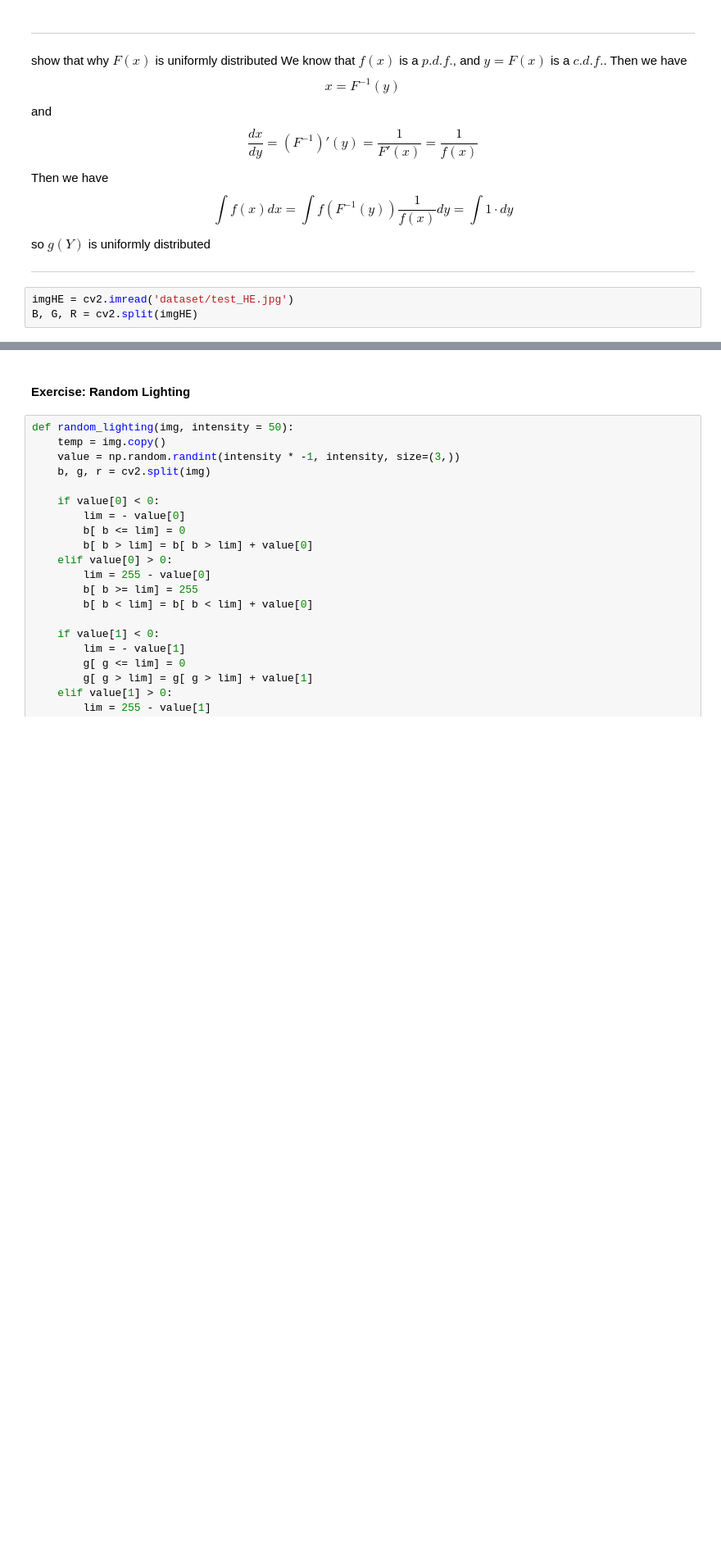
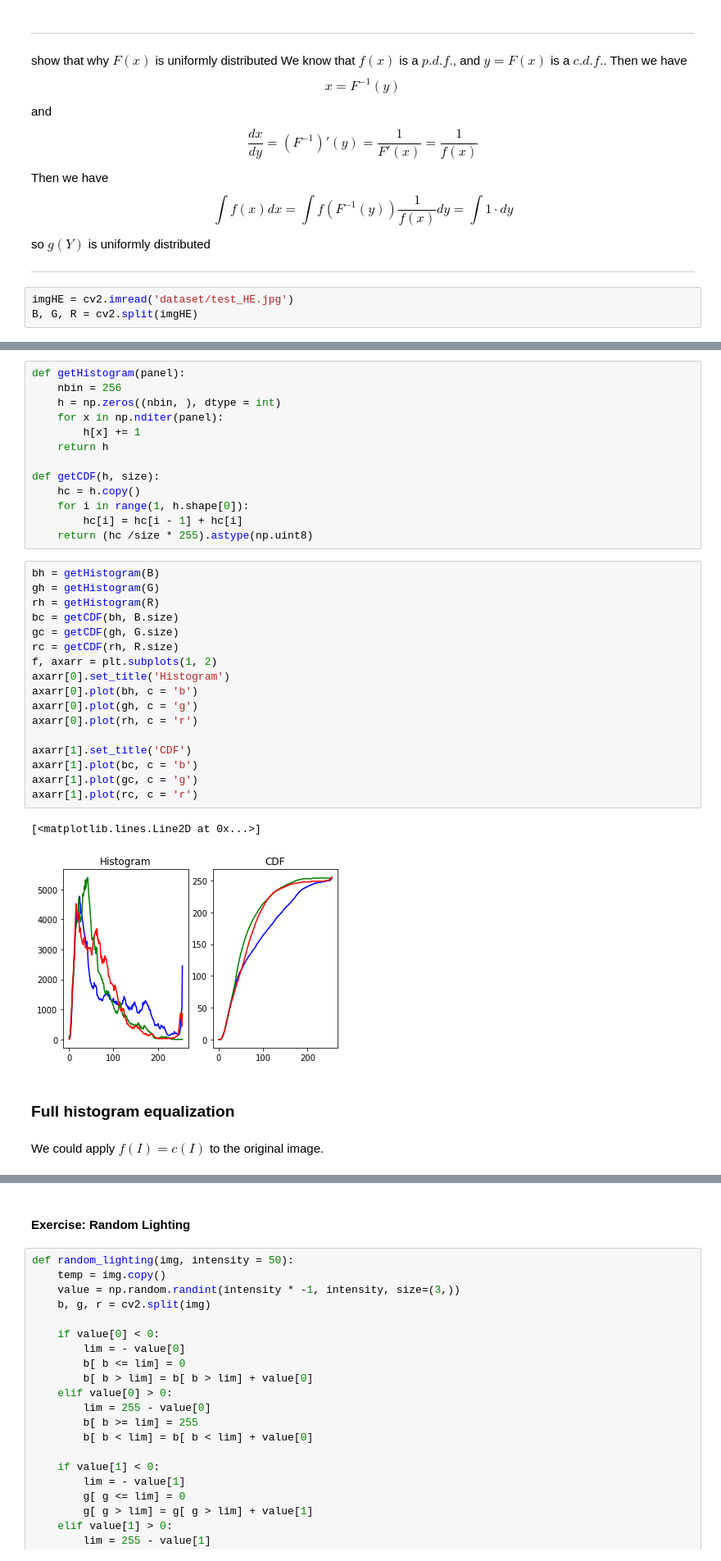
Before and after one commit to Misa-XU/jupyter, a Jupyter notebook: CV/#1. Gamma Function, Histogram Equalization and Random Lighting.ipynb, the cells around one changed output, grey strips where cells are left out. Shown at 82% size. Drawn from its saved outputs; the diff is of its cells as text; blank space fills up the shorter version.

```diff
--- a/CV/#1. Gamma Function, Histogram Equalization and Random Lighting.ipynb
+++ b/CV/#1. Gamma Function, Histogram Equalization and Random Lighting.ipynb
@@ -59,0 +100,37 @@ def histo
+# %%
+def getHistogram(panel):
+    nbin = 256
+    h = np.zeros((nbin, ), dtype = int)
+    for x in np.nditer(panel):
+        h[x] += 1
+    return h
+
+def getCDF(h, size):
+    hc = h.copy()
+    for i in range(1, h.shape[0]):
+        hc[i] = hc[i - 1] + hc[i]
+    return (hc /size * 255).astype(np.uint8)
+# %%
+bh = getHistogram(B)
+gh = getHistogram(G)
+rh = getHistogram(R)
+bc = getCDF(bh, B.size)
+gc = getCDF(gh, G.size)
+rc = getCDF(rh, R.size)
+f, axarr = plt.subplots(1, 2)
+axarr[0].set_title('Histogram')
+axarr[0].plot(bh, c = 'b')
+axarr[0].plot(gh, c = 'g')
+axarr[0].plot(rh, c = 'r')
+
+axarr[1].set_title('CDF')
+axarr[1].plot(bc, c = 'b')
+axarr[1].plot(gc, c = 'g')
+axarr[1].plot(rc, c = 'r')
+# %% [output]
+[<matplotlib.lines.Line2D at 0x...>]
+[figure, added]
+# %% [markdown]
+### Full histogram equalization
+# %% [markdown]
+We could apply $f(I) = c(I)$ to the original image.
```
Also changed, not shown: parts of 36 cells of this notebook, 6 other files.
